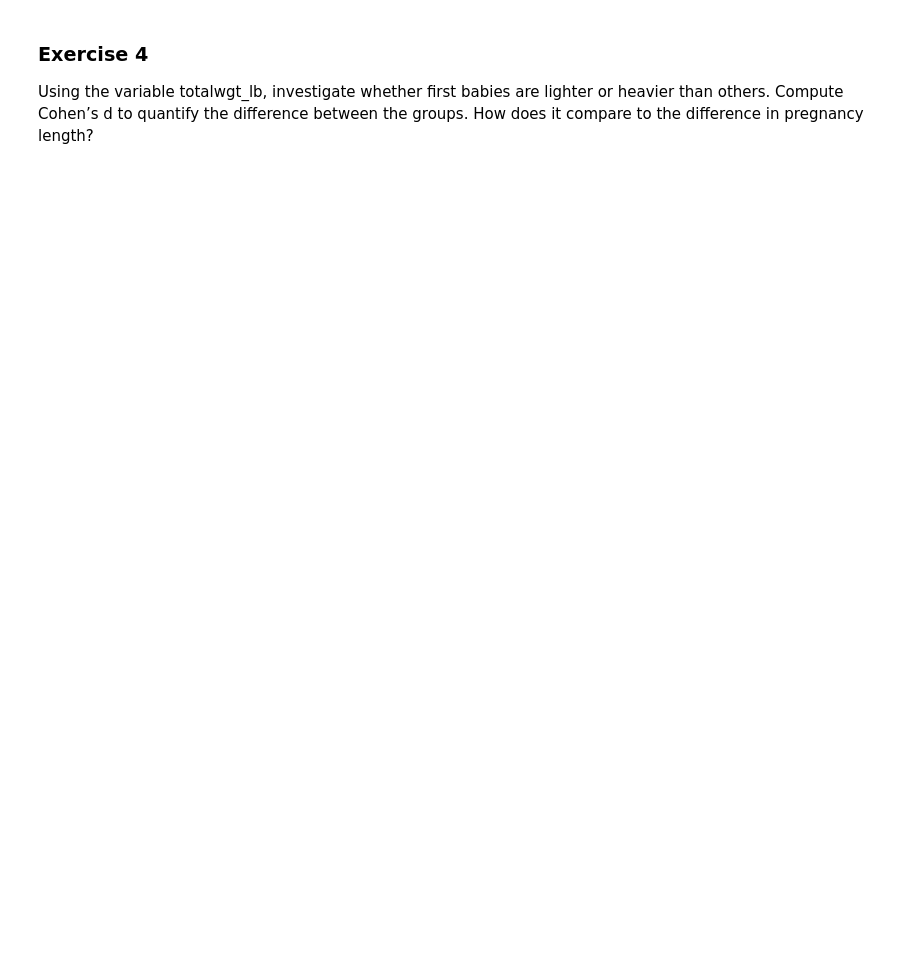
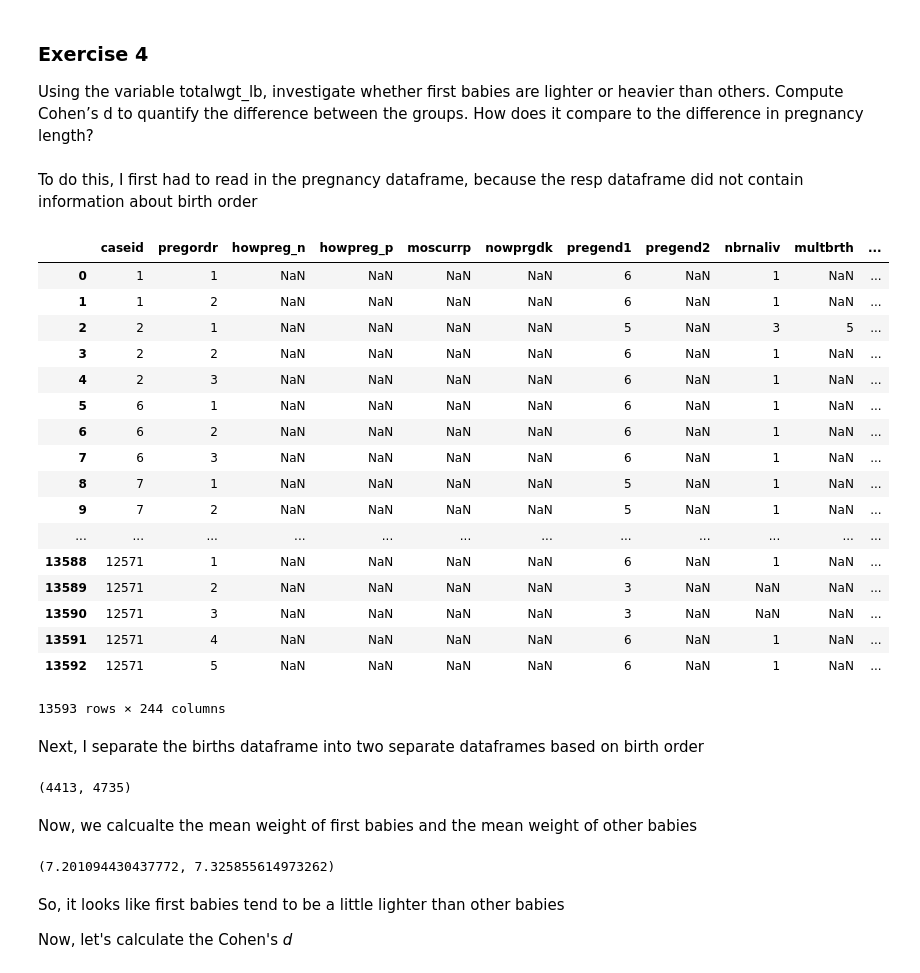
Before and after one commit to phiaseitz/DataScience16, a Jupyter notebook: ThinkStats2/chap02ex.ipynb, the cells around one changed output. Saved outputs shown, nothing was run; the diff lists cells and outputs as text; code cells hidden in the pictures; blank space fills up the shorter version.

```diff
--- a/ThinkStats2/chap02ex.ipynb
+++ b/ThinkStats2/chap02ex.ipynb
@@ -132,3 +163,50 @@ Investigate any other variables that look interesting.
 ### Exercise 4
 
 Using the variable totalwgt_lb, investigate whether first babies are lighter or heavier than others. Compute Cohen’s d to quantify the difference between the groups. How does it compare to the difference in pregnancy length?
+# %% [markdown]
+To do this, I first had to read in the pregnancy dataframe, because the resp dataframe did not contain information about birth order
+# %%
+import nsfg
+births = nsfg.ReadFemPreg()
+births
+# %% [output]
+|  | caseid | pregordr | howpreg_n | howpreg_p | moscurrp | nowprgdk | pregend1 | pregend2 | nbrnaliv | multbrth | ... |
+| 0 | 1 | 1 | NaN | NaN | NaN | NaN | 6 | NaN | 1 | NaN | ... |
+| 1 | 1 | 2 | NaN | NaN | NaN | NaN | 6 | NaN | 1 | NaN | ... |
+| 2 | 2 | 1 | NaN | NaN | NaN | NaN | 5 | NaN | 3 | 5 | ... |
+| 3 | 2 | 2 | NaN | NaN | NaN | NaN | 6 | NaN | 1 | NaN | ... |
+| 4 | 2 | 3 | NaN | NaN | NaN | NaN | 6 | NaN | 1 | NaN | ... |
+| 5 | 6 | 1 | NaN | NaN | NaN | NaN | 6 | NaN | 1 | NaN | ... |
+| 6 | 6 | 2 | NaN | NaN | NaN | NaN | 6 | NaN | 1 | NaN | ... |
+| 7 | 6 | 3 | NaN | NaN | NaN | NaN | 6 | NaN | 1 | NaN | ... |
+| 8 | 7 | 1 | NaN | NaN | NaN | NaN | 5 | NaN | 1 | NaN | ... |
+| 9 | 7 | 2 | NaN | NaN | NaN | NaN | 5 | NaN | 1 | NaN | ... |
+| ... | ... | ... | ... | ... | ... | ... | ... | ... | ... | ... | ... |
+| 13588 | 12571 | 1 | NaN | NaN | NaN | NaN | 6 | NaN | 1 | NaN | ... |
+| 13589 | 12571 | 2 | NaN | NaN | NaN | NaN | 3 | NaN | NaN | NaN | ... |
+| 13590 | 12571 | 3 | NaN | NaN | NaN | NaN | 3 | NaN | NaN | NaN | ... |
+| 13591 | 12571 | 4 | NaN | NaN | NaN | NaN | 6 | NaN | 1 | NaN | ... |
+| 13592 | 12571 | 5 | NaN | NaN | NaN | NaN | 6 | NaN | 1 | NaN | ... |
+13593 rows × 244 columns
+# %% [markdown]
+Next, I separate the births dataframe into two separate dataframes based on birth order
+# %%
+firsts = births[births.birthord==1]
+others = births[births.birthord>1]
+firstCount = len(firsts)
+othersCount = len(others)
+firstCount,othersCount
+# %% [output]
+(4413, 4735)
+# %% [markdown]
+Now, we calcualte the mean weight of first babies and the mean weight of other babies
+# %%
+firstsMeanWt = firsts.totalwgt_lb.mean()
+othersMeanWt = others.totalwgt_lb.mean()
+firstsMeanWt,othersMeanWt
+# %% [output]
+(7.201094430437772, 7.325855614973262)
+# %% [markdown]
+So, it looks like first babies tend to be a little lighter than other babies
+
+Now, let's calculate the Cohen's _d_
```
Also changed, not shown: parts of 4 cells of this notebook.
